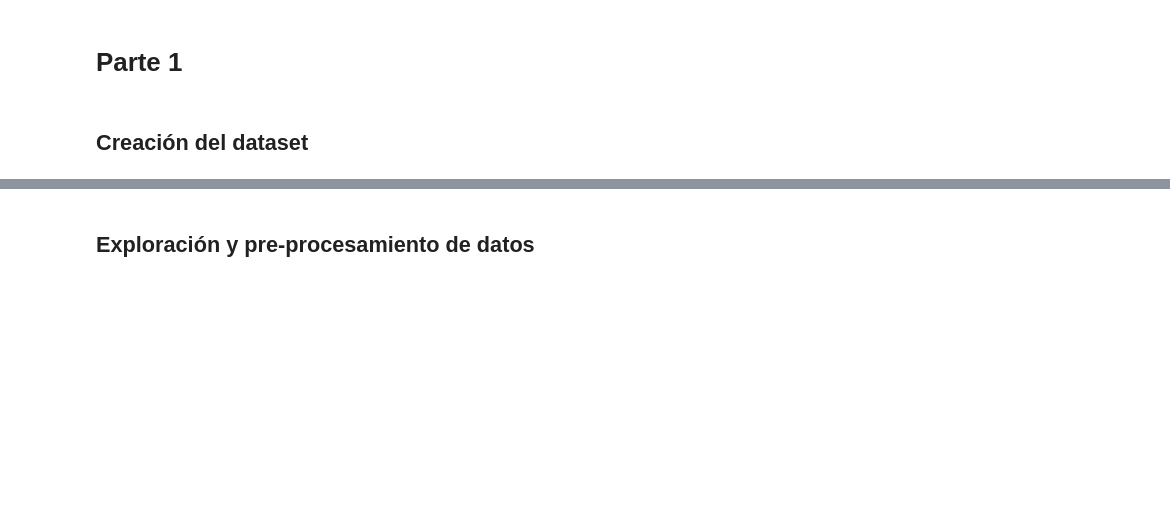
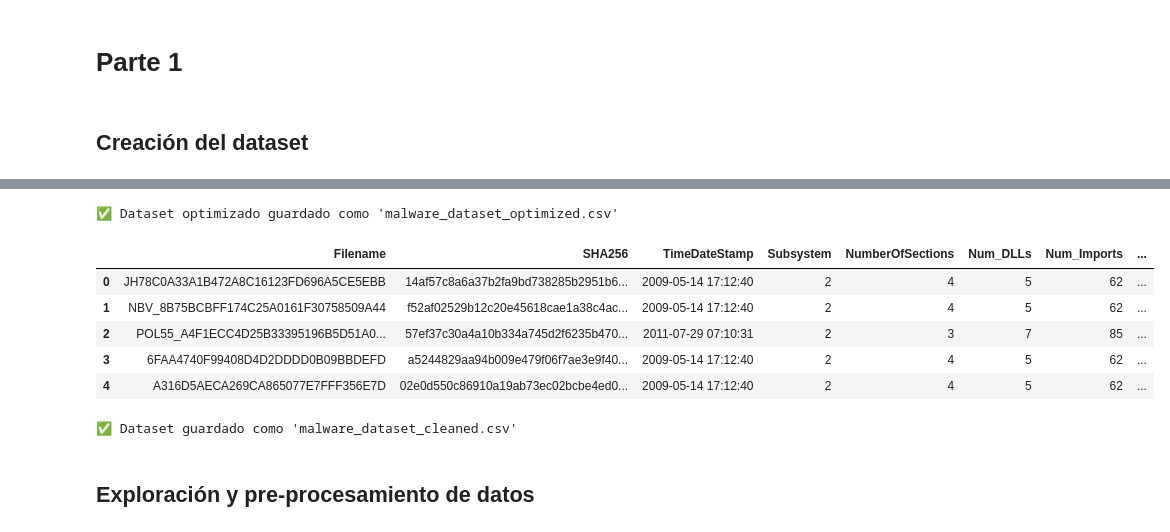
Before and after one commit to mvrcentes/Security_Data_Science, a Jupyter notebook: lab_malware_families.ipynb, the cells around one changed output, grey strips where cells are left out. Cells and saved outputs as stored; diff of their text form; code cells hidden in the pictures; blank space fills up the shorter version.

```diff
--- a/lab_malware_families.ipynb
+++ b/lab_malware_families.ipynb
@@ -143,2 +216,46 @@ df.head()
+# %%
+dataset = []
+for file in malware_files:
+    if not os.path.isfile(file):  # Ignorar archivos inexistentes
+        continue
+    pe_data = extract_pe_info(file)
+    if pe_data:
+        dataset.append(pe_data)
+
+df = pd.DataFrame(dataset)
+
+# 📌 Eliminar columnas si están completamente vacías o duplicadas
+columns_to_drop = []
+if df["Suspicious_Sections"].nunique() == 1:
+    columns_to_drop.append("Suspicious_Sections")
+
+if df["Packed"].nunique() == 1:
+    columns_to_drop.append("Packed")
+
+if "DLLCharacteristics" in df.columns and df["DLLCharacteristics"].nunique() == 1:
+    columns_to_drop.append("DLLCharacteristics")
+
+# 📌 Eliminar columnas innecesarias
+df.drop(columns=columns_to_drop, inplace=True)
+
+# 📌 Guardar dataset limpio
+df.to_csv("malware_dataset_optimized.csv", index=False)
+print("✅ Dataset optimizado guardado como 'malware_dataset_optimized.csv'")
+
+# 📌 Verificar datos finales
+display(df.head())
+
+# 📌 Guardar el dataset
+df.to_csv("malware_dataset_cleaned.csv", index=False)
+print("✅ Dataset guardado como 'malware_dataset_cleaned.csv'")
+# %% [output]
+✅ Dataset optimizado guardado como 'malware_dataset_optimized.csv'
+|  | Filename | SHA256 | TimeDateStamp | Subsystem | NumberOfSections | Num_DLLs | Num_Imports | ... |
+| 0 | JH78C0A33A1B472A8C16123FD696A5CE5EBB | 14af57c8a6a37b2fa9bd738285b2951b6... | 2009-05-14 17:12:40 | 2 | 4 | 5 | 62 | ... |
+| 1 | NBV_8B75BCBFF174C25A0161F30758509A44 | f52af02529b12c20e45618cae1a38c4ac... | 2009-05-14 17:12:40 | 2 | 4 | 5 | 62 | ... |
+| 2 | POL55_A4F1ECC4D25B33395196B5D51A0... | 57ef37c30a4a10b334a745d2f6235b470... | 2011-07-29 07:10:31 | 2 | 3 | 7 | 85 | ... |
+| 3 | 6FAA4740F99408D4D2DDDD0B09BBDEFD | a5244829aa94b009e479f06f7ae3e9f40... | 2009-05-14 17:12:40 | 2 | 4 | 5 | 62 | ... |
+| 4 | A316D5AECA269CA865077E7FFF356E7D | 02e0d550c86910a19ab73ec02bcbe4ed0... | 2009-05-14 17:12:40 | 2 | 4 | 5 | 62 | ... |
+✅ Dataset guardado como 'malware_dataset_cleaned.csv'
 # %% [markdown]
 ## Exploración y pre-procesamiento de datos
```
Also changed, not shown: parts of 19 cells of this notebook, 6 other files.
